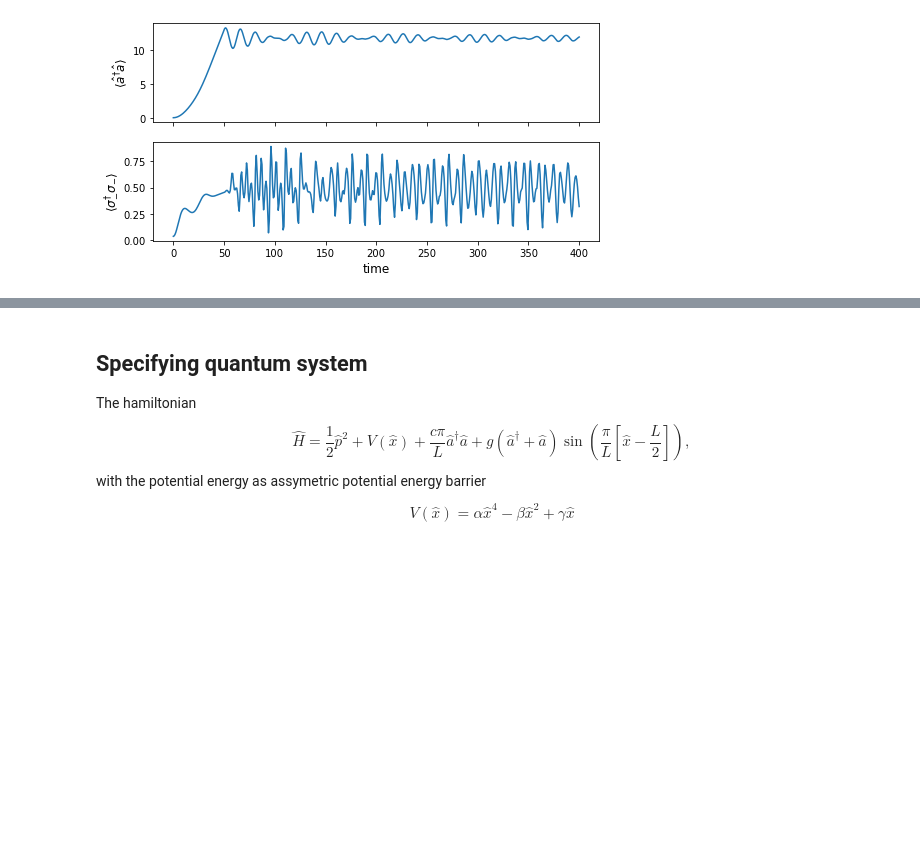
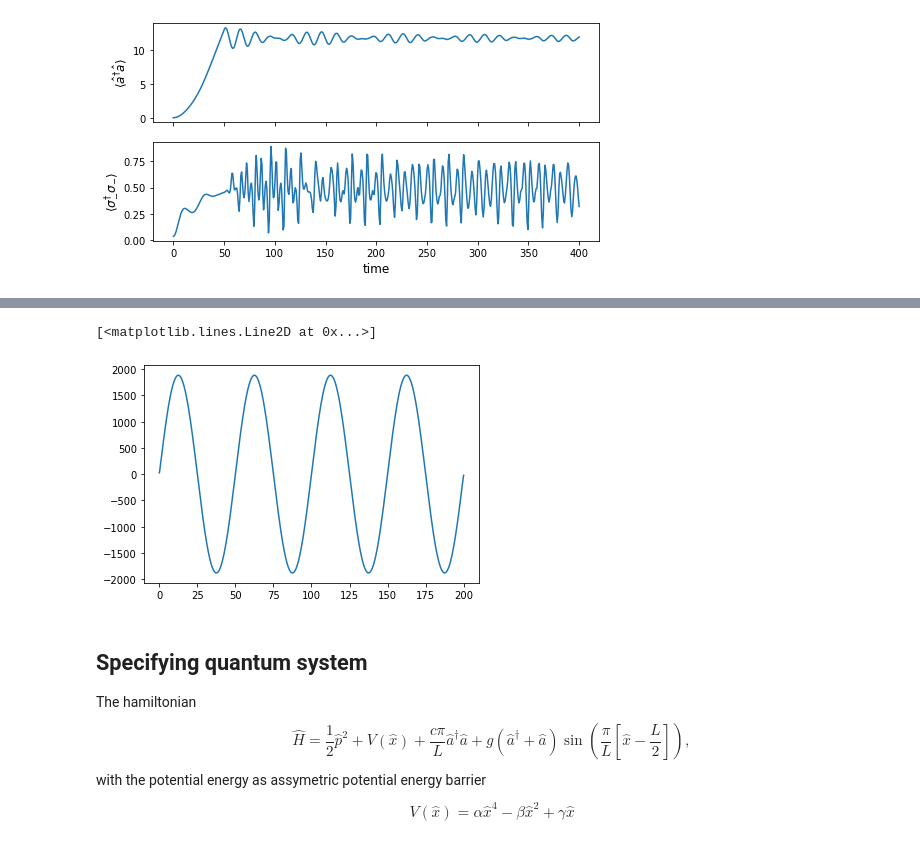
Before and after one commit to dibondar/QSystemIdentification, a Jupyter notebook: darpa_quest_idea2.ipynb, the cells around one changed output, grey strips where cells are left out. Cells and saved outputs as stored; diff of their text form; code cells hidden in the pictures; blank space fills up the shorter version.

```diff
--- a/darpa_quest_idea2.ipynb
+++ b/darpa_quest_idea2.ipynb
@@ -118,3 +125,9 @@ result = compute_JC(lambda t: 10000. * (t < 50.))
+# %%
+t = np.linspace(0, 200, 1000)
+plt.plot(t, np.gradient(3e4 * np.sin(np.pi * t / 50) ** 2, t[1]-t[0]) )
+# %% [output]
+[<matplotlib.lines.Line2D at 0x...>]
+[figure, added]
 # %%
 """
 result.stats.report()
```
Also changed, not shown: parts of 2 cells of this notebook, 1 other file.
